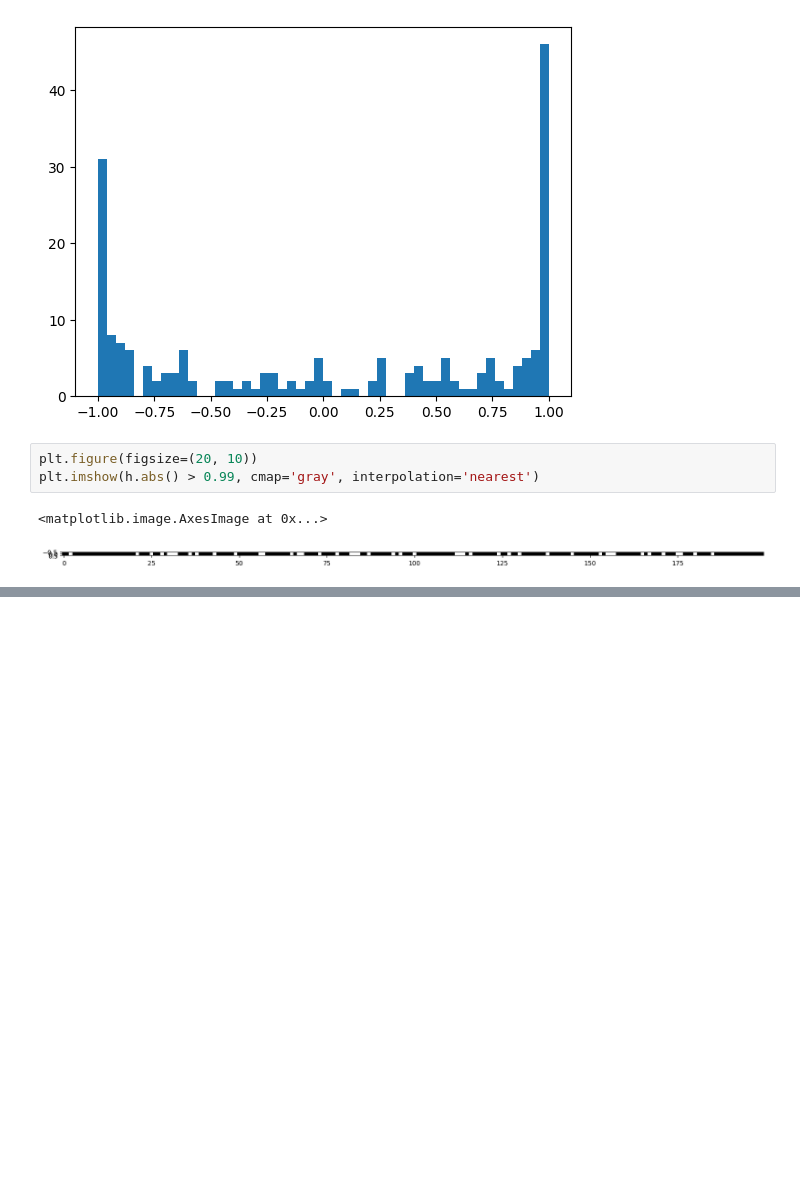
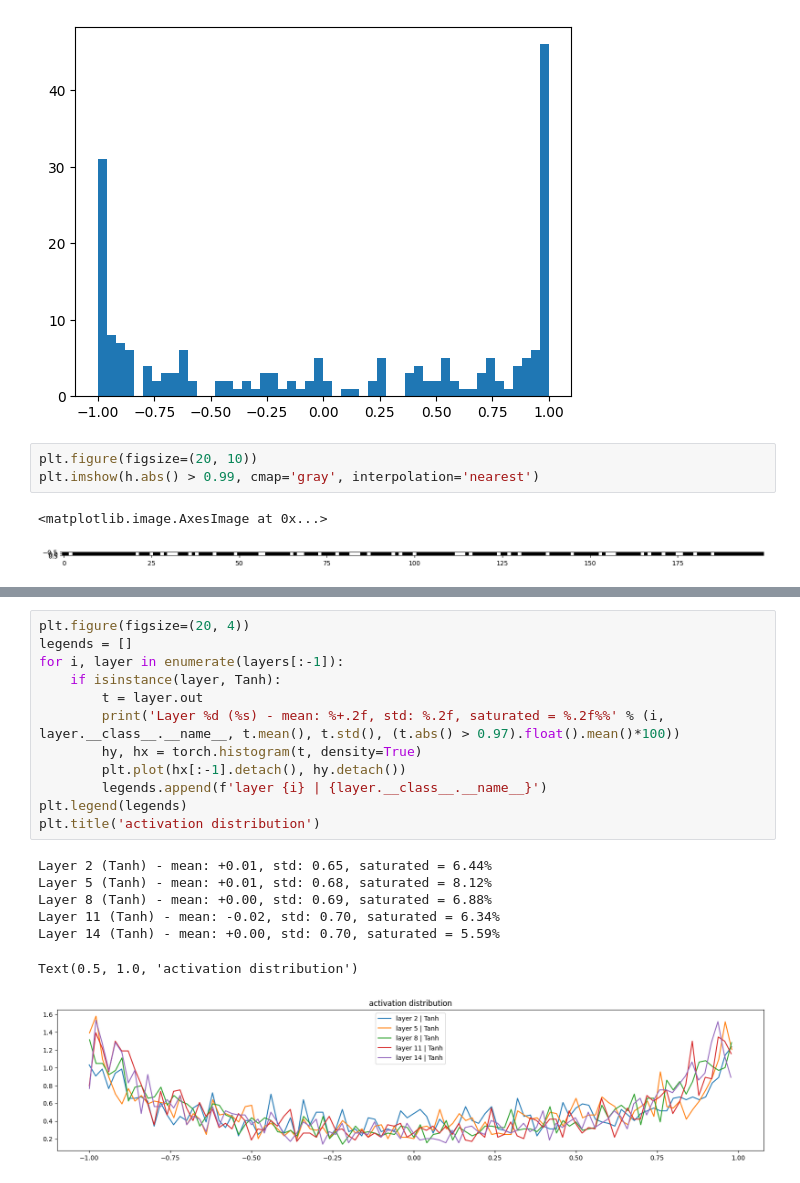
Before and after one commit to GreenCrimea/Learning_Transformers, a Jupyter notebook: Makemore.ipynb, the cells around one changed output, grey strips where cells are left out. Saved outputs shown, nothing was run; the diff lists cells and outputs as text; blank space fills up the shorter version.

```diff
--- a/Makemore.ipynb
+++ b/Makemore.ipynb
@@ -770,0 +926,20 @@ plt.imshow(h.abs() > 0.99, cmap='gray', interpolation='nearest')
+# %%
+plt.figure(figsize=(20, 4))
+legends = []
+for i, layer in enumerate(layers[:-1]):
+    if isinstance(layer, Tanh):
+        t = layer.out
+        print('Layer %d (%s) - mean: %+.2f, std: %.2f, saturated = %.2f%%' % (i, layer.__class__.__name__, t.mean(), t.std(), (t.abs() > 0.97).float().mean()*100))
+        hy, hx = torch.histogram(t, density=True)
+        plt.plot(hx[:-1].detach(), hy.detach())
+        legends.append(f'layer {i} | {layer.__class__.__name__}')
+plt.legend(legends)
+plt.title('activation distribution')
+# %% [output]
+Layer 2 (Tanh) - mean: +0.01, std: 0.65, saturated = 6.44%
+Layer 5 (Tanh) - mean: +0.01, std: 0.68, saturated = 8.12%
+Layer 8 (Tanh) - mean: +0.00, std: 0.69, saturated = 6.88%
+Layer 11 (Tanh) - mean: -0.02, std: 0.70, saturated = 6.34%
+Layer 14 (Tanh) - mean: +0.00, std: 0.70, saturated = 5.59%
+Text(0.5, 1.0, 'activation distribution')
+[figure, added]
```
Also changed, not shown: parts of 10 cells of this notebook.
